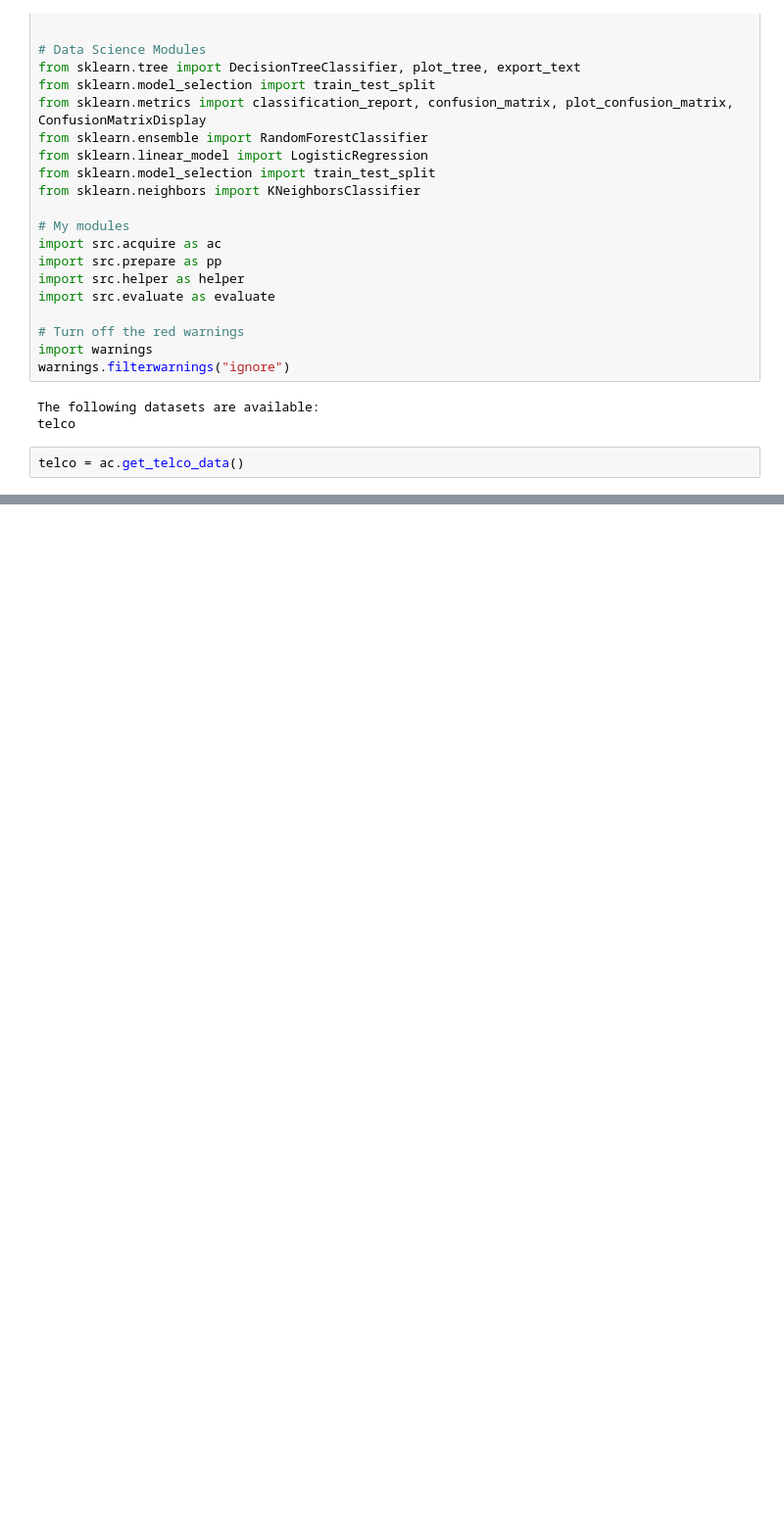
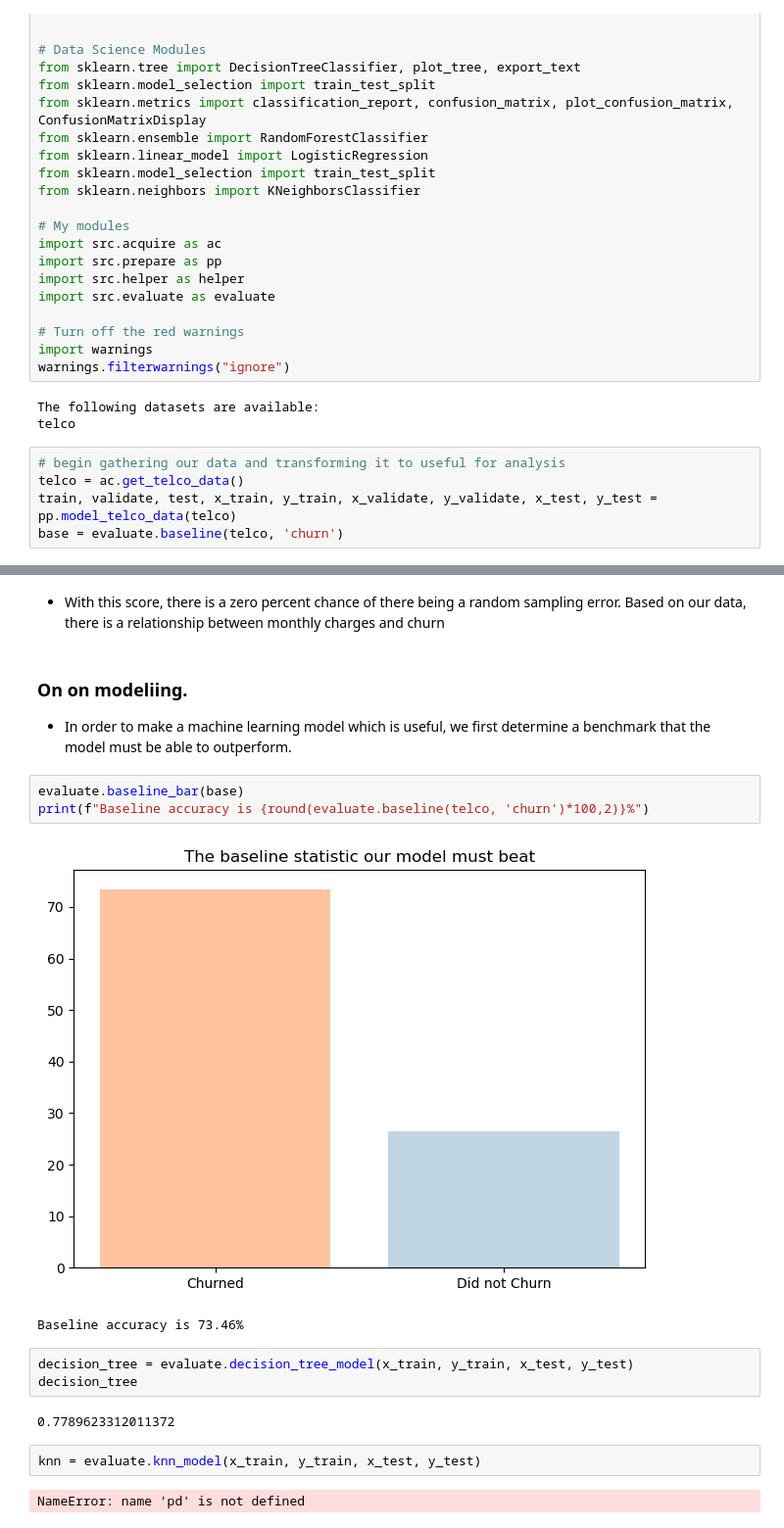
Before and after one commit to jcrosenberger/project1-telco, a Jupyter notebook: Main-Project.ipynb, the cells around one changed output, grey strips where cells are left out. Shown: that part at 98% size. Drawn from its saved outputs; the diff is of its cells as text; blank space fills up the shorter version.

```diff
--- a/Main-Project.ipynb
+++ b/Main-Project.ipynb
@@ -33,4 +33,7 @@ warnings.filterwarnings("ignore")
 The following datasets are available:
 telco
 # %%
+# begin gathering our data and transforming it to useful for analysis
 telco = ac.get_telco_data()
+train, validate, test, x_train, y_train, x_validate, y_validate, x_test, y_test = pp.model_telco_data(telco)
+base = evaluate.baseline(telco, 'churn')
@@ -43,0 +95,21 @@ KNeighborsClassifier()
+# %% [markdown]
+- With this score, there is a zero percent chance of there being a random sampling error. Based on our data, there is a relationship between monthly charges and churn
+# %% [markdown]
+### On on modeliing.
+
+- In order to make a machine learning model which is useful, we first determine a benchmark that the model must be able to outperform.
+# %%
+evaluate.baseline_bar(base)
+print(f"Baseline accuracy is {round(evaluate.baseline(telco, 'churn')*100,2)}%")
+# %% [output]
+[figure, added]
+Baseline accuracy is 73.46%
+# %%
+decision_tree = evaluate.decision_tree_model(x_train, y_train, x_test, y_test)
+decision_tree
+# %% [output]
+0.7789623312011372
+# %%
+knn = evaluate.knn_model(x_train, y_train, x_test, y_test)
+# %% [output]
+NameError: name 'pd' is not defined
```
Also changed, not shown: parts of 14 cells of this notebook, 3 other files.
